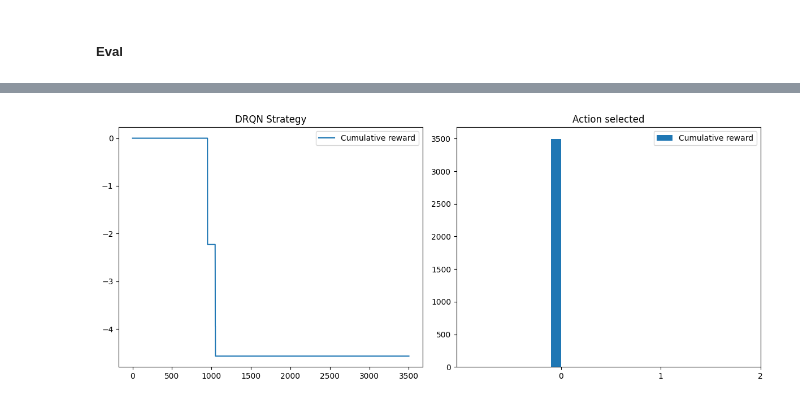
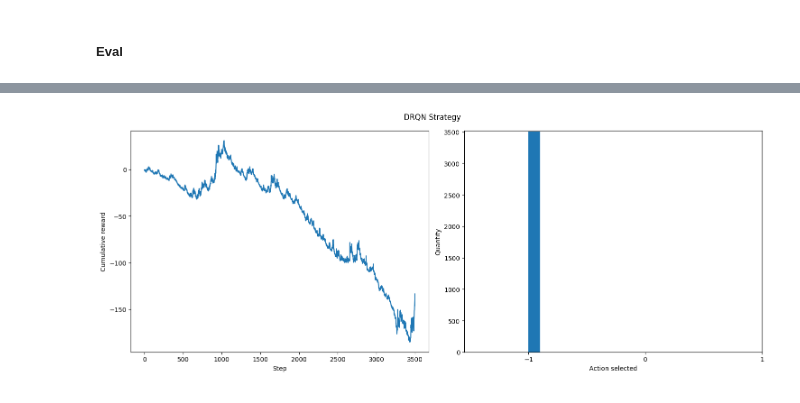
Before and after one commit to ramonges/Reinforcement-Learning-Project, a Jupyter notebook: DRQN.ipynb, the cells around one changed output, grey strips where cells are left out. Cells and saved outputs as stored; diff of their text form; code cells hidden in the pictures.

```diff
--- a/DRQN.ipynb
+++ b/DRQN.ipynb
@@ -297,9 +287,7 @@ def eval(env, policy):
     history = []
 
     total_step_count = 0
-    state = torch.tensor(env.reset(), dtype=torch.float32, device=device).unsqueeze(
-        0
-    )
+    state = torch.tensor(env.reset(), dtype=torch.float32, device=device).unsqueeze(0)
 
     while not env.done:
         total_step_count += 1
@@ -633,5 +661,5 @@ plt.show()
 # %%
-train_env = TradingEnv(train_data, state_dim=ENV_STATE_DEPTH)
+train_env = TradingEnv(train_data, state_dim=DRQN_DEPTH)
 num_observations = train_env.observation_space.shape[0]
 num_actions = train_env.action_space.n
 
@@ -647,7 +675,7 @@ lr_scheduler = ExponentialLR(drqn_optimizer, gamma=LR_DECAY)
 
 criterion = nn.MSELoss()
 
-train_history, train_logs, wrapper_epsilons, wrapper_greedy_actions  = train(
+drqn_train_history, train_logs, train_losses, wrapper_epsilons, wrapper_greedy_actions  = train(
     train_env,
     model=drqn,
     target_model=target_drqn,
@@ -746,2 +807,11 @@ plt.show()
 # %% [markdown]
 ##### Eval
+# %%
+test_env = TradingEnv(test_data, state_dim=DRQN_DEPTH)
+num_observations = train_env.observation_space.shape[0]
+num_actions = train_env.action_space.n
+
+drqn_test_history = eval(test_env, policy=target_drqn)
+
+drqn_test_history_df = pd.DataFrame(drqn_test_history)
+drqn_test_history_df.head()
@@ -748,33 +825,23 @@ plt.show()
 # %%
-test_env = TradingEnv(test_data, state_dim=ENV_STATE_DEPTH)
-num_observations = train_env.observation_space.shape[0]
-num_actions = train_env.action_space.n
-
-
-drqn_test_history  = eval(
-    test_env,
-    policy=target_drqn
-)
-
-drqn_test_history_df = pd.DataFrame(drqn_test_history)
-
-plt.figure(figsize=(12, 5))
+plt.figure(figsize=(15, 6))
 
 plt.subplot(1, 2, 1)
-plt.plot(drqn_test_history_df.reward, label="Cumulative reward")
-plt.legend()
-plt.title("DRQN Strategy")
+plt.plot(drqn_test_history_df.reward)
+plt.xlabel("Step")
+plt.ylabel("Cumulative reward")
 
 plt.subplot(1, 2, 2)
-plt.hist(drqn_test_history_df.action, label="Cumulative reward")
-plt.xticks([0, 1, 2])
-plt.legend()
-plt.title("Action selected")
+plt.hist(drqn_test_history_df.action)
+plt.xticks([-1, 0, 1])
+plt.xlabel("Action selected")
+plt.ylim(0, len(test_data))
+plt.ylabel("Quantity")
 
+plt.suptitle("DRQN Strategy")
 plt.tight_layout()
 plt.show()
 # %% [output]
-[figure, old version]
+[figure, new version]
 # %%
 visualize(test_data.iloc[20:], drqn_test_history_df.action)
 # %% [output]
```
Also changed, not shown: parts of 46 cells of this notebook.
